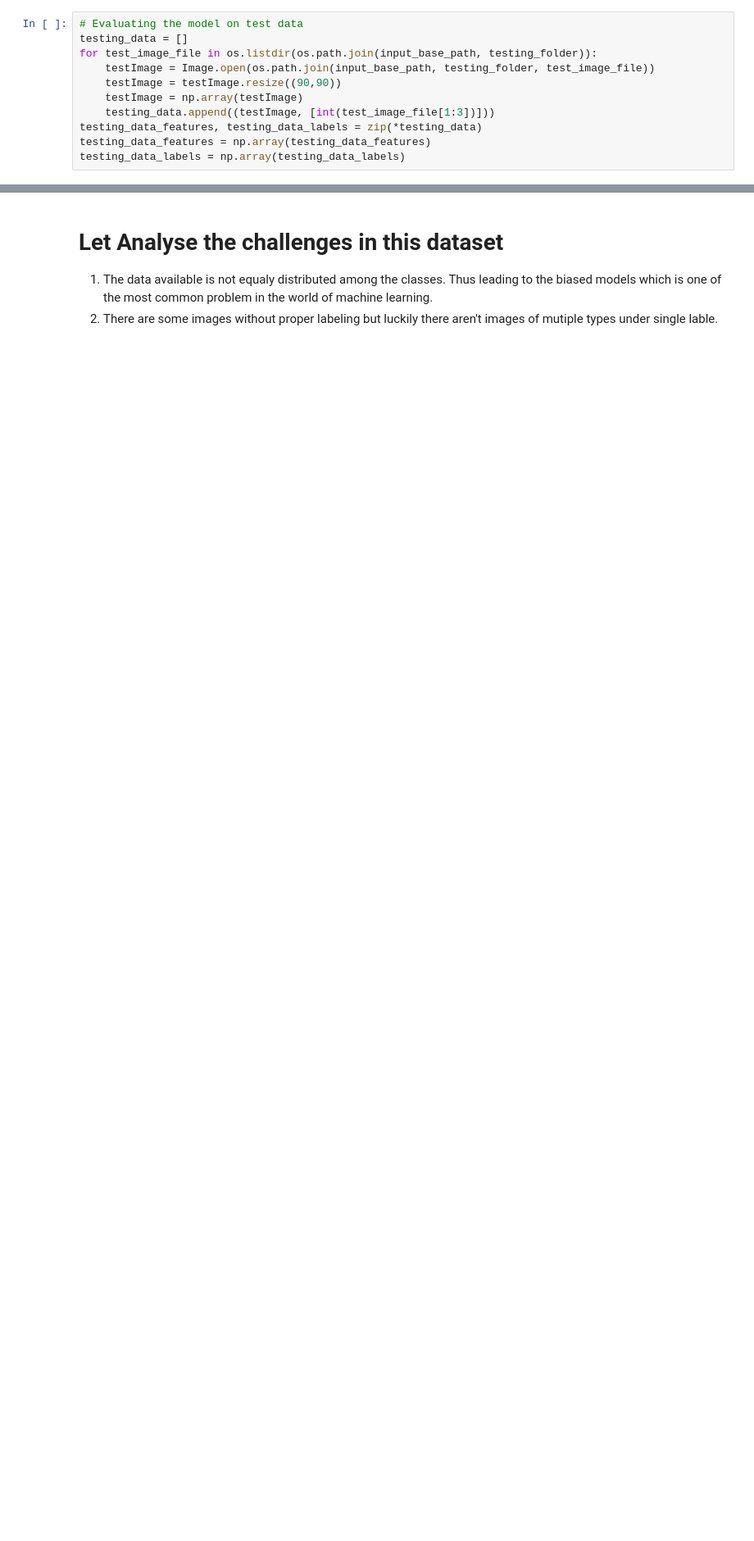
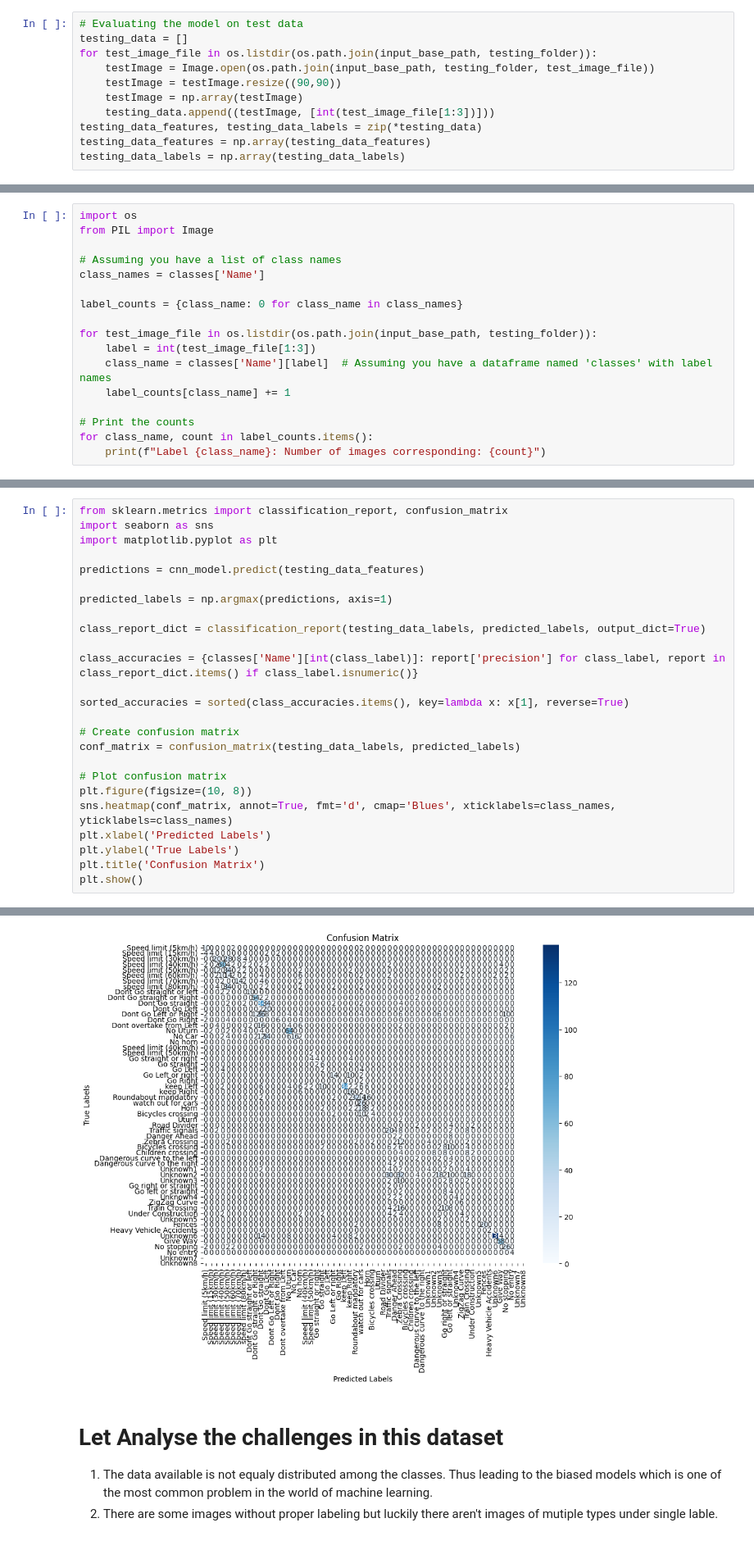
Before and after one commit to pandora-s-git/traffic-signs-dl, a Jupyter notebook: main.ipynb, the cells around one changed output, grey strips where cells are left out. Shown at 82% size. Saved outputs shown, nothing was run; the diff lists cells and outputs as text; blank space fills up the shorter version.

```diff
--- a/main.ipynb
+++ b/main.ipynb
@@ -258,0 +320,17 @@ print(test_acc)
+# %%
+import os
+from PIL import Image
+
+# Assuming you have a list of class names
+class_names = classes['Name']
+
+label_counts = {class_name: 0 for class_name in class_names}
+
+for test_image_file in os.listdir(os.path.join(input_base_path, testing_folder)):
+    label = int(test_image_file[1:3])
+    class_name = classes['Name'][label]  # Assuming you have a dataframe named 'classes' with label names
+    label_counts[class_name] += 1
+
+# Print the counts
+for class_name, count in label_counts.items():
+    print(f"Label {class_name}: Number of images corresponding: {count}")
@@ -258,0 +355,26 @@ print(test_acc)
+# %%
+from sklearn.metrics import classification_report, confusion_matrix
+import seaborn as sns
+import matplotlib.pyplot as plt
+
+predictions = cnn_model.predict(testing_data_features)
+
+predicted_labels = np.argmax(predictions, axis=1)
+
+class_report_dict = classification_report(testing_data_labels, predicted_labels, output_dict=True)
+
+class_accuracies = {classes['Name'][int(class_label)]: report['precision'] for class_label, report in class_report_dict.items() if class_label.isnumeric()}
+
+sorted_accuracies = sorted(class_accuracies.items(), key=lambda x: x[1], reverse=True)
+
+# Create confusion matrix
+conf_matrix = confusion_matrix(testing_data_labels, predicted_labels)
+
+# Plot confusion matrix
+plt.figure(figsize=(10, 8))
+sns.heatmap(conf_matrix, annot=True, fmt='d', cmap='Blues', xticklabels=class_names, yticklabels=class_names)
+plt.xlabel('Predicted Labels')
+plt.ylabel('True Labels')
+plt.title('Confusion Matrix')
+plt.show()
+# %% [output]
@@ -259,3 +382,4 @@ print(test_acc)
+[figure, added]
 # %% [markdown]
 # Let Analyse the challenges in this dataset
 
```
Also changed, not shown: parts of 15 cells of this notebook.
